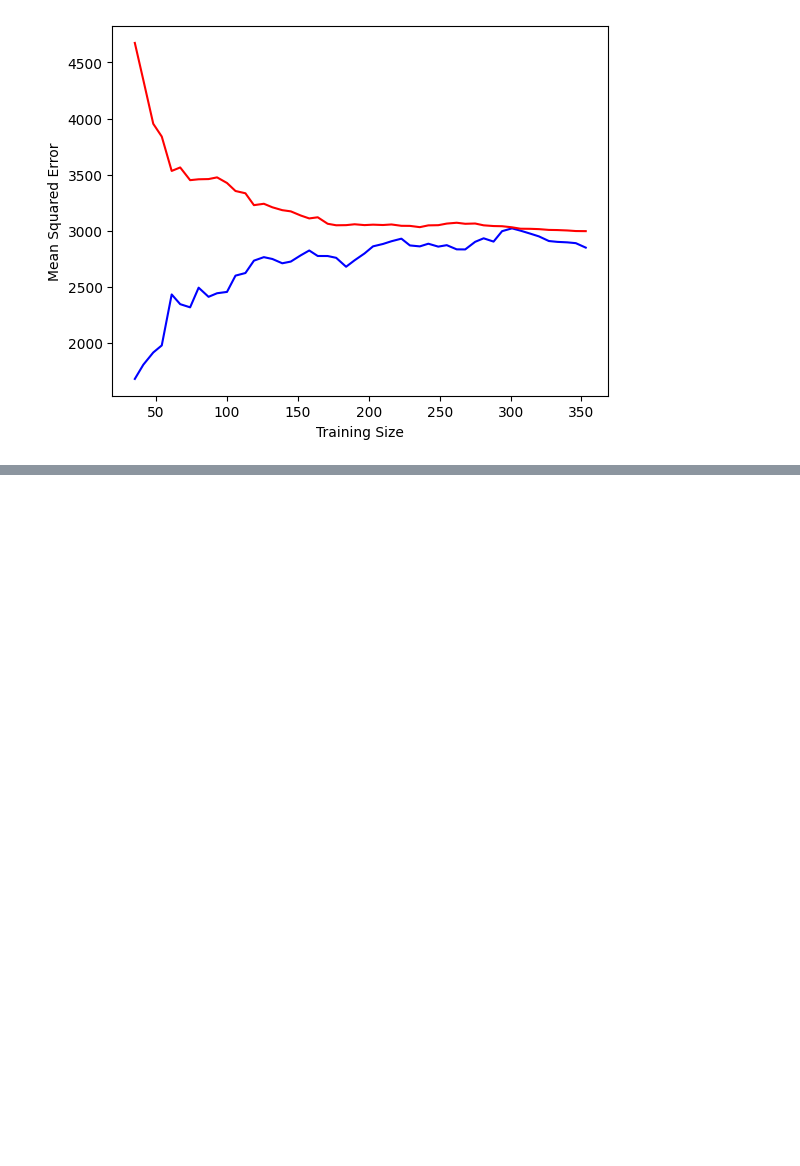
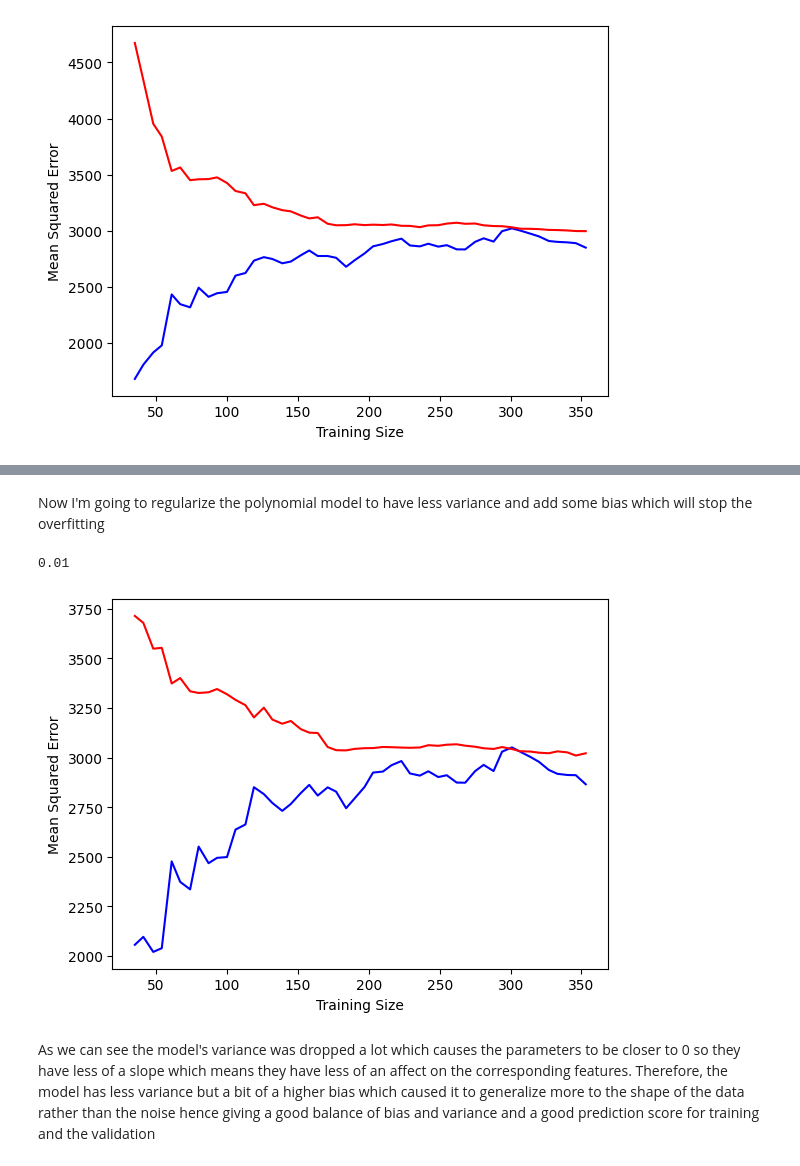
Before and after one commit to Steve-Rodrigues/Machine-Learning, a Jupyter notebook: ridge_regression.ipynb, the cells around one changed output, grey strips where cells are left out. Cells and saved outputs as stored; diff of their text form; code cells hidden in the pictures; blank space fills up the shorter version.

```diff
--- a/ridge_regression.ipynb
+++ b/ridge_regression.ipynb
@@ -29,0 +48,22 @@ plt.show()
+# %% [markdown]
+Now I'm going to regularize the polynomial model to have less variance and add some bias which will stop the overfitting
+# %%
+ridge = RidgeCV(alphas=[0.01,0.1,1.0,10,100]) #performs cv on all the alphas to see which penalty rate gives the best variance. the winner should give a good generalized model
+ridge.fit(X,y)
+ridge.alpha_
+# %% [output]
+0.01
+# %%
+sizes, t_scores, v_scores = learning_curve(RidgeCV(alphas=[0.01,0.1,1.0,10,100]),X,y,train_sizes=np.linspace(0.1,1.0,50),cv=5, scoring='neg_mean_squared_error')
+# %%
+t_means = -t_scores.mean(axis=1)
+v_means = -v_scores.mean(axis=1) #means for each size-- since k=5 we have 5 scores for each size becasue each fold needs to run
+plt.plot(sizes, t_means, 'b-')
+plt.plot(sizes, v_means, 'r-')
+plt.xlabel('Training Size')
+plt.ylabel('Mean Squared Error')
+plt.show()
+# %% [output]
+[figure, added]
+# %% [markdown]
+As we can see the model's variance was dropped a lot which causes the parameters to be closer to 0 so they have less of a slope which means they have less of an affect on the corresponding features. Therefore, the model has less variance but a bit of a higher bias which caused it to generalize more to the shape of the data rather than the noise hence giving a good balance of bias and variance and a good prediction score for training and the validation
```
Also changed, not shown: parts of 5 cells of this notebook, 2 other files.
